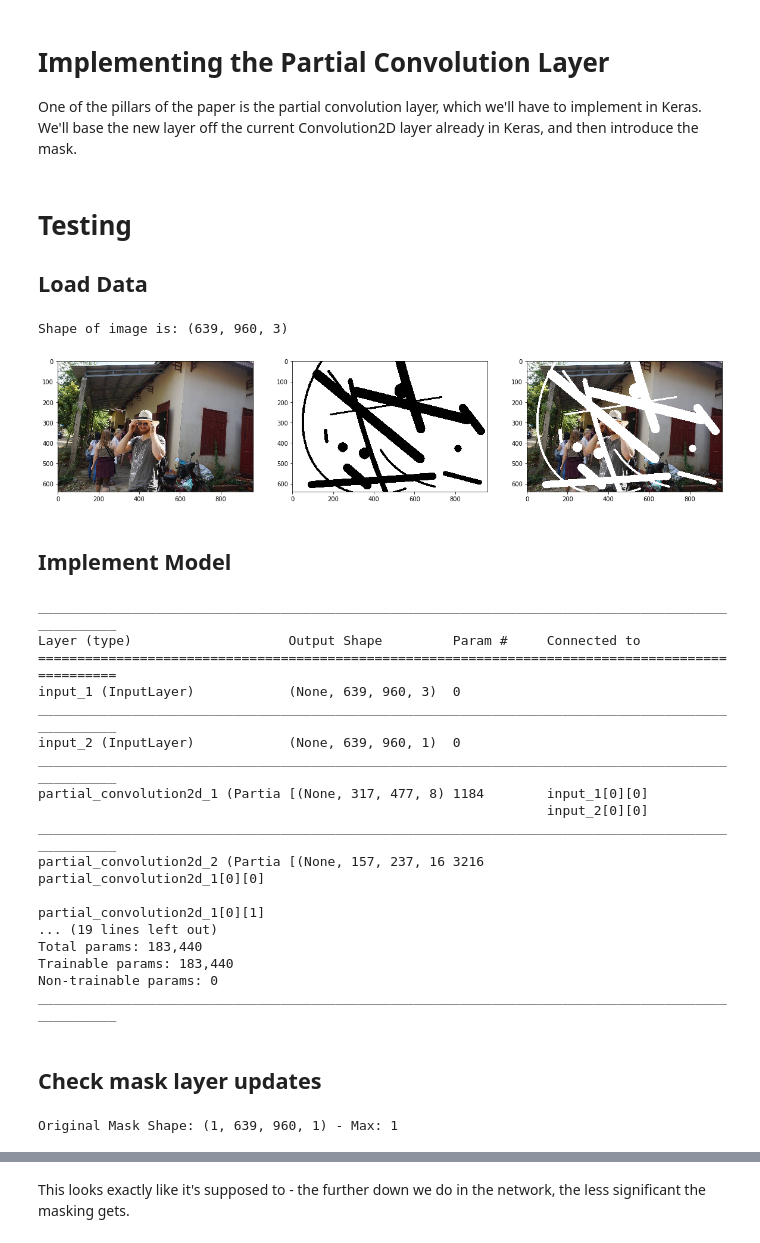
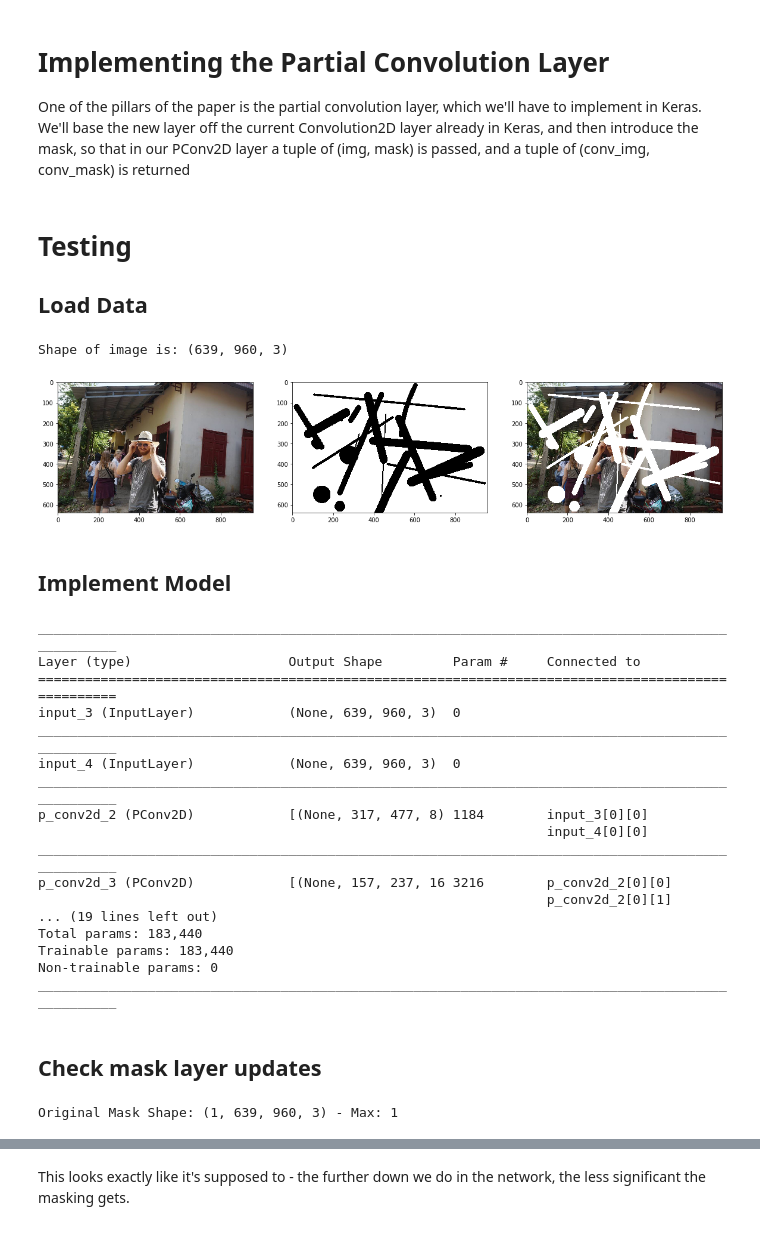
Before and after one commit to MathiasGruber/PConv-Keras, a Jupyter notebook: notebooks/Partial Convolution Layer.ipynb, the cells around one changed output, grey strips where cells are left out. Saved outputs shown, nothing was run; the diff lists cells and outputs as text; code cells hidden in the pictures.

Commit message:
Update PConv sample notebook

```diff
--- a/notebooks/Partial Convolution Layer.ipynb
+++ b/notebooks/Partial Convolution Layer.ipynb
@@ -1,6 +1,6 @@
 # %% [markdown]
 # Implementing the Partial Convolution Layer
-One of the pillars of the paper is the partial convolution layer, which we'll have to implement in Keras. We'll base the new layer off the current Convolution2D layer already in Keras, and then introduce the mask.
+One of the pillars of the paper is the partial convolution layer, which we'll have to implement in Keras. We'll base the new layer off the current Convolution2D layer already in Keras, and then introduce the mask, so that in our PConv2D layer a tuple of (img, mask) is passed, and a tuple of (conv_img, conv_mask) is returned
 # %%
 import sys
 sys.path.append("../libs/")
@@ -26,42 +28,46 @@ from pconv import PartialConvolution2D
 
 ## Load Data
 # %%
+from util import random_mask
+
 # Load image
 img = cv2.imread('../data/sample_image.jpg')
 img = cv2.cvtColor(img, cv2.COLOR_BGR2RGB)
 shape = img.shape
 print(f"Shape of image is: {shape}")
 
 # Load mask
 mask = random_mask(shape[0], shape[1])
 
 # Image + mask
 masked_img = deepcopy(img)
 masked_img[mask==0] = 255
 
 # Show side by side
 _, axes = plt.subplots(1, 3, figsize=(20, 5))
 axes[0].imshow(img)
-axes[1].imshow(mask, cmap = 'gray')
+axes[1].imshow(mask*255)
 axes[2].imshow(masked_img)
 plt.show()
 # %% [output]
 Shape of image is: (639, 960, 3)
-[figure, old version]
+[figure, new version]
 # %% [markdown]
 ## Implement Model
 # %%
+from pconv import PConv2D
+
 # Input images and masks
 input_img = Input(shape=(shape[0], shape[1], shape[2],))
-input_mask = Input(shape=(shape[0], shape[1], 1, ))
-output_img, output_mask1 = PartialConvolution2D(8, kernel_size=(7,7), strides=(2,2))([input_img, input_mask])
-output_img, output_mask2 = PartialConvolution2D(16, kernel_size=(5,5), strides=(2,2))([output_img, output_mask1])
-output_img, output_mask3 = PartialConvolution2D(32, kernel_size=(5,5), strides=(2,2))([output_img, output_mask2])
-output_img, output_mask4 = PartialConvolution2D(64, kernel_size=(3,3), strides=(2,2))([output_img, output_mask3])
-output_img, output_mask5 = PartialConvolution2D(64, kernel_size=(3,3), strides=(2,2))([output_img, output_mask4])
-output_img, output_mask6 = PartialConvolution2D(64, kernel_size=(3,3), strides=(2,2))([output_img, output_mask5])
-output_img, output_mask7 = PartialConvolution2D(64, kernel_size=(3,3), strides=(2,2))([output_img, output_mask6])
-output_img, output_mask8 = PartialConvolution2D(64, kernel_size=(3,3), strides=(2,2))([output_img, output_mask7])
+input_mask = Input(shape=(shape[0], shape[1], shape[2],))
+output_img, output_mask1 = PConv2D(8, kernel_size=(7,7), strides=(2,2))([input_img, input_mask])
+output_img, output_mask2 = PConv2D(16, kernel_size=(5,5), strides=(2,2))([output_img, output_mask1])
+output_img, output_mask3 = PConv2D(32, kernel_size=(5,5), strides=(2,2))([output_img, output_mask2])
+output_img, output_mask4 = PConv2D(64, kernel_size=(3,3), strides=(2,2))([output_img, output_mask3])
+output_img, output_mask5 = PConv2D(64, kernel_size=(3,3), strides=(2,2))([output_img, output_mask4])
+output_img, output_mask6 = PConv2D(64, kernel_size=(3,3), strides=(2,2))([output_img, output_mask5])
+output_img, output_mask7 = PConv2D(64, kernel_size=(3,3), strides=(2,2))([output_img, output_mask6])
+output_img, output_mask8 = PConv2D(64, kernel_size=(3,3), strides=(2,2))([output_img, output_mask7])
 
 
 # Create model
@@ -80,15 +86,15 @@ model.summary()
 __________________________________________________________________________________________________
 Layer (type)                    Output Shape         Param #     Connected to
 ==================================================================================================
-input_1 (InputLayer)            (None, 639, 960, 3)  0
+input_3 (InputLayer)            (None, 639, 960, 3)  0
 __________________________________________________________________________________________________
-input_2 (InputLayer)            (None, 639, 960, 1)  0
+input_4 (InputLayer)            (None, 639, 960, 3)  0
 __________________________________________________________________________________________________
-partial_convolution2d_1 (Partia [(None, 317, 477, 8) 1184        input_1[0][0]
-                                                                 input_2[0][0]
+p_conv2d_2 (PConv2D)            [(None, 317, 477, 8) 1184        input_3[0][0]
+                                                                 input_4[0][0]
 __________________________________________________________________________________________________
-partial_convolution2d_2 (Partia [(None, 157, 237, 16 3216        partial_convolution2d_1[0][0]
-                                                                 partial_convolution2d_1[0][1]
+p_conv2d_3 (PConv2D)            [(None, 157, 237, 16 3216        p_conv2d_2[0][0]
+                                                                 p_conv2d_2[0][1]
 ... (19 lines left out)
 Total params: 183,440
 Trainable params: 183,440
@@ -98,12 +104,12 @@ ________________________________________________________________________________
 ## Check mask layer updates
 # %%
 formatted_img = np.expand_dims(masked_img, 0) / 255
-formatted_mask = np.expand_dims(np.expand_dims(mask, 2), 0)
+formatted_mask = np.expand_dims(mask, 0)
 print(f"Original Mask Shape: {formatted_mask.shape} - Max: {np.max(formatted_mask)}")
 
 output_img, o1, o2, o3, o4, o5, o6, o7, o8 = model.predict([formatted_img, formatted_mask])
 # %% [output]
-Original Mask Shape: (1, 639, 960, 1) - Max: 1
+Original Mask Shape: (1, 639, 960, 3) - Max: 1
 # %%
 _, axes = plt.subplots(2, 4, figsize=(20, 10))
 axes[0][0].imshow(o1[0, :,:, 0], cmap = 'gray', vmin=0, vmax=1)
```
Also changed, not shown: parts of 3 cells of this notebook.
